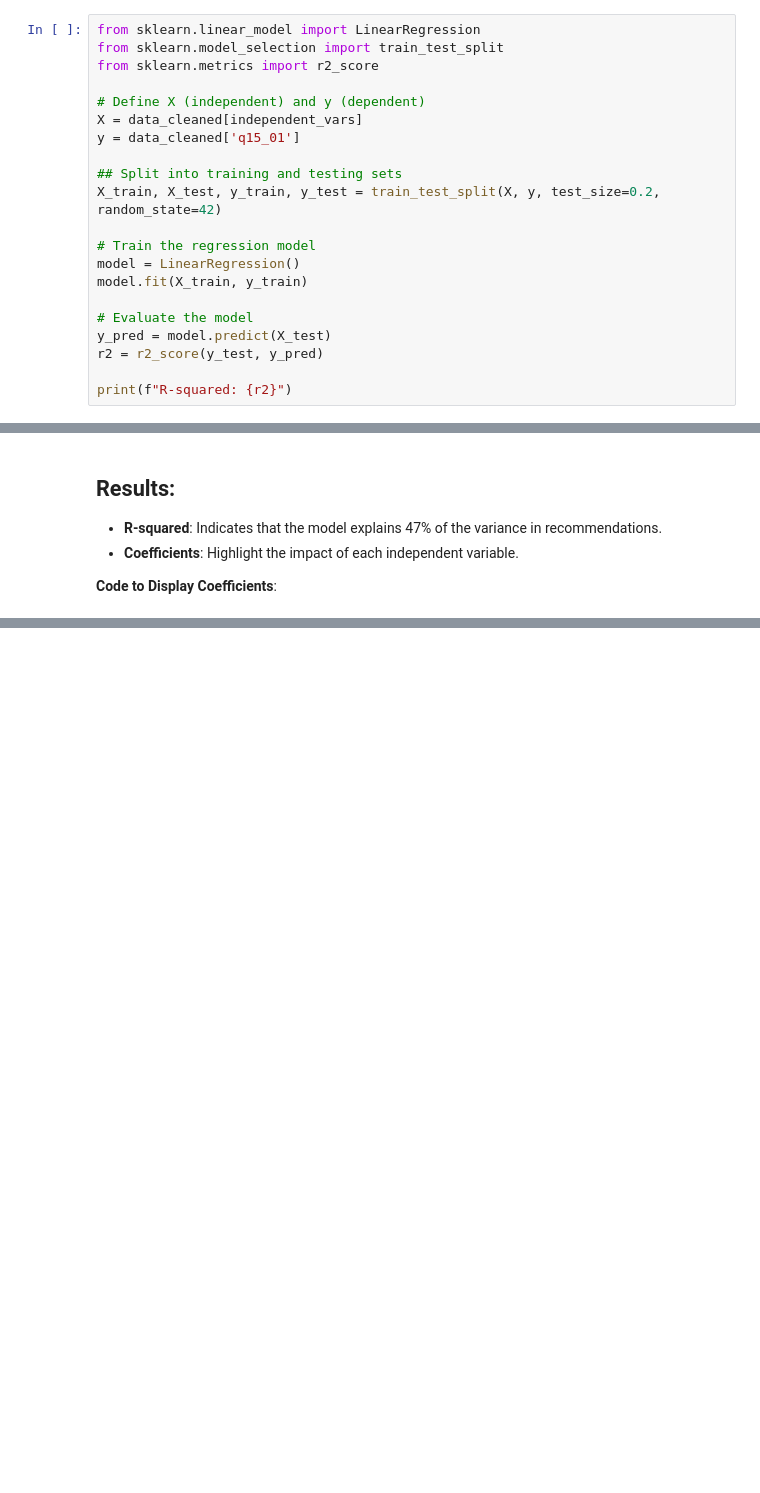
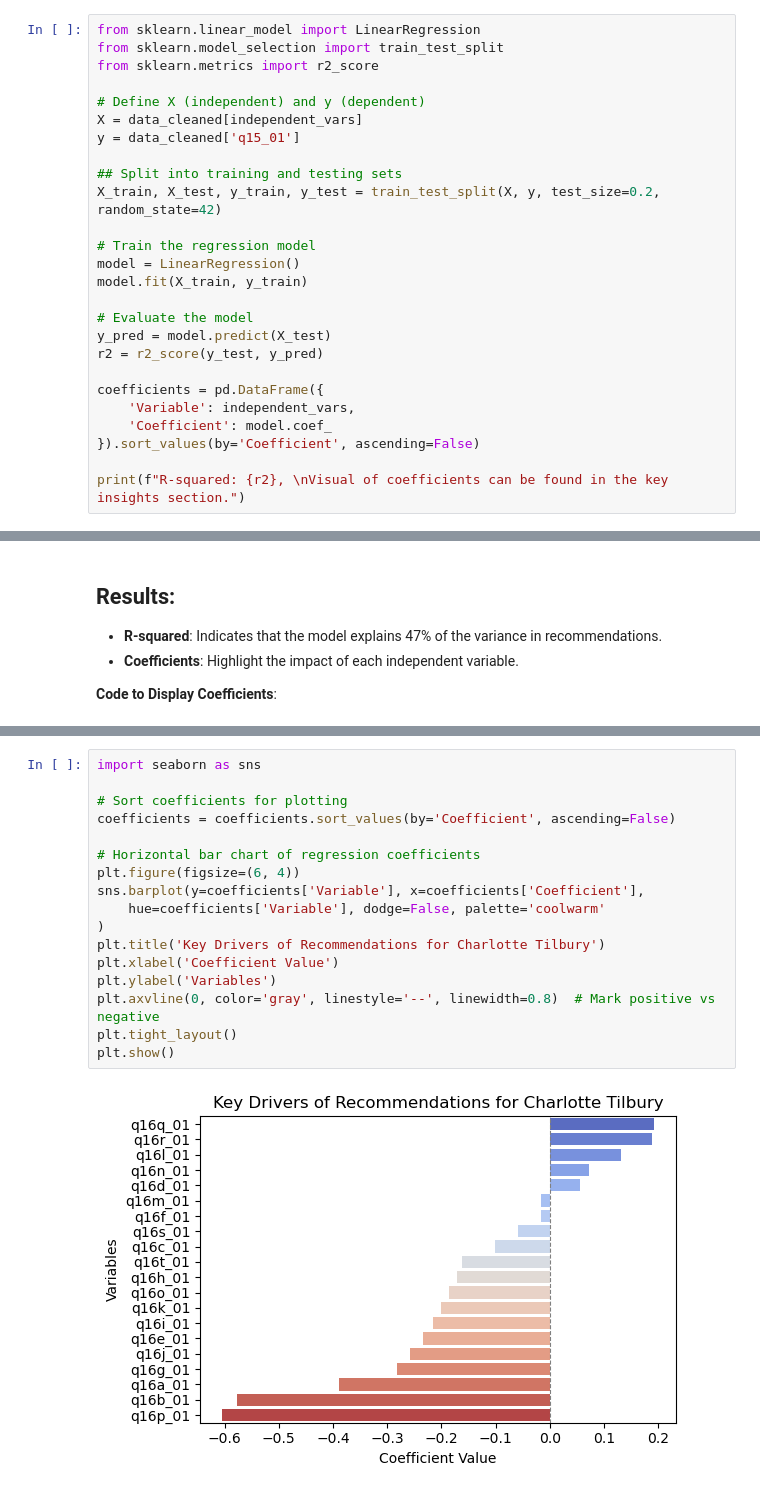
Before and after one commit to ShahinHussain/brand-recommendation-analysis, a Jupyter notebook: Yonder Technical Test Analysis - Shahin Hussain.ipynb, the cells around one changed output, grey strips where cells are left out. Cells and saved outputs as stored; diff of their text form; blank space fills up the shorter version.

```diff
--- a/Yonder Technical Test Analysis - Shahin Hussain.ipynb
+++ b/Yonder Technical Test Analysis - Shahin Hussain.ipynb
@@ -184,5 +169,10 @@ model.fit(X_train, y_train)
 y_pred = model.predict(X_test)
 r2 = r2_score(y_test, y_pred)
 
-print(f"R-squared: {r2}")
+coefficients = pd.DataFrame({
+    'Variable': independent_vars,
+    'Coefficient': model.coef_
+}).sort_values(by='Coefficient', ascending=False)
+
+print(f"R-squared: {r2}, \nVisual of coefficients can be found in the key insights section.")
 # %% [output]
@@ -273,0 +241,19 @@ These limitations highlight the importance of interpreting the results with caut
+# %%
+import seaborn as sns
+
+# Sort coefficients for plotting
+coefficients = coefficients.sort_values(by='Coefficient', ascending=False)
+
+# Horizontal bar chart of regression coefficients
+plt.figure(figsize=(6, 4))
+sns.barplot(y=coefficients['Variable'], x=coefficients['Coefficient'],
+    hue=coefficients['Variable'], dodge=False, palette='coolwarm'
+)
+plt.title('Key Drivers of Recommendations for Charlotte Tilbury')
+plt.xlabel('Coefficient Value')
+plt.ylabel('Variables')
+plt.axvline(0, color='gray', linestyle='--', linewidth=0.8)  # Mark positive vs negative
+plt.tight_layout()
+plt.show()
+# %% [output]
+[figure, added]
```
Also changed, not shown: parts of 16 cells of this notebook, 1 other file.
